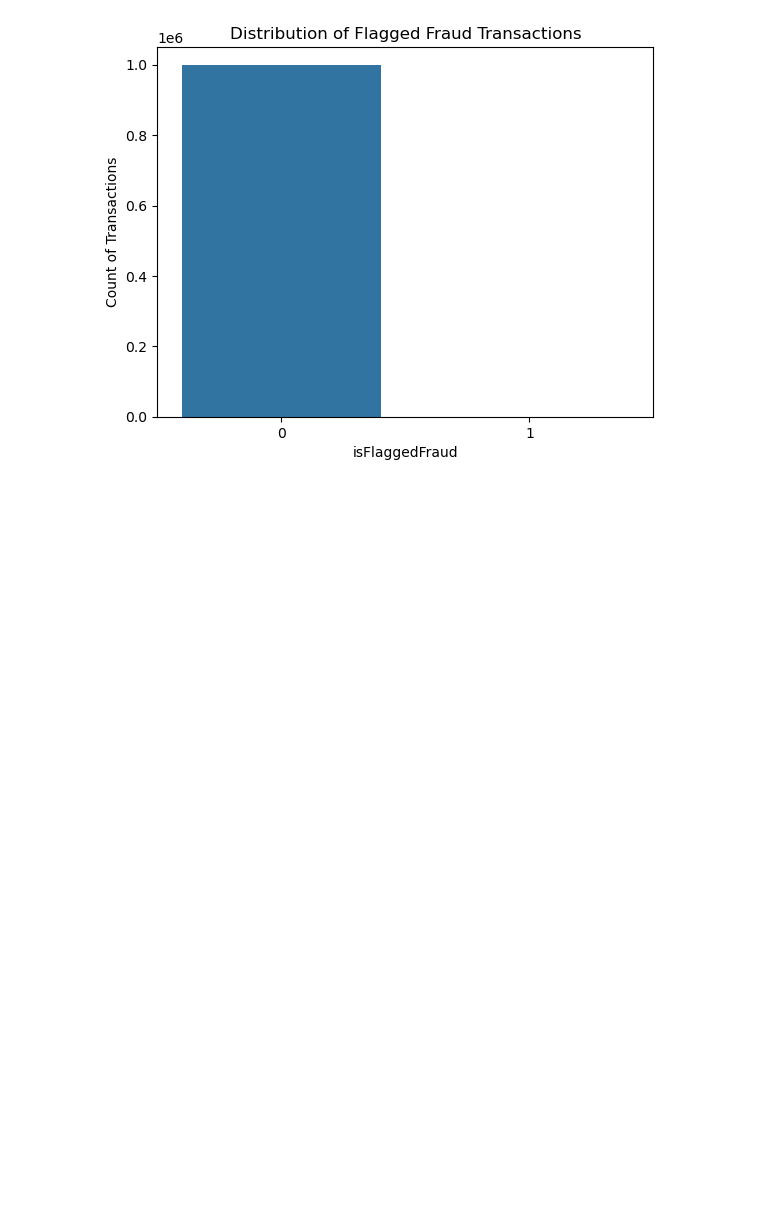
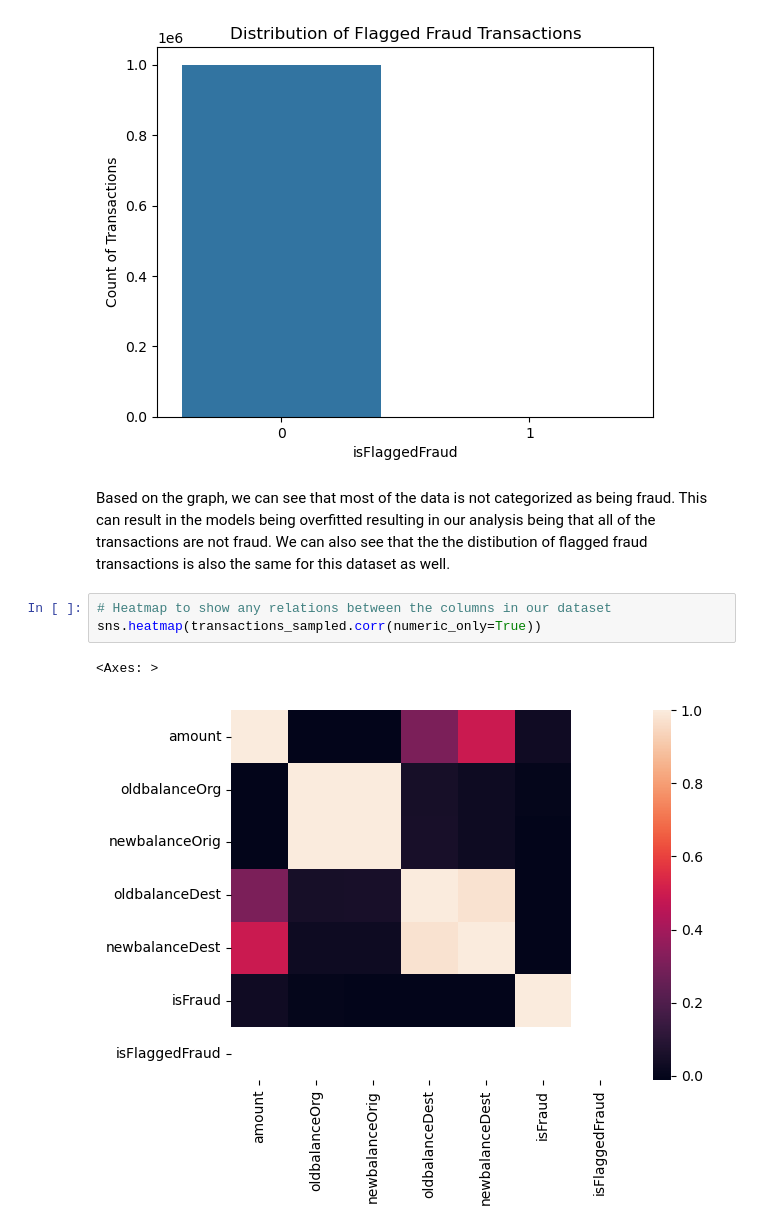
Before and after one commit to dwilliams170/Fraud_Detection_Squad, a Jupyter notebook: notebooks/eda.ipynb, the cells around one changed output. Saved outputs shown, nothing was run; the diff lists cells and outputs as text; blank space fills up the shorter version.

Commit message:
Updated EDA, Model Train and Transorm notebooks

```diff
--- a/notebooks/eda.ipynb
+++ b/notebooks/eda.ipynb
@@ -352,3 +360,11 @@ plt.ylabel('Count of Transactions')
 plt.show()
 # %% [output]
 [figure]
+# %% [markdown]
+Based on the graph, we can see that most of the data is not categorized as being fraud. This can result in the models being overfitted resulting in our analysis being that all of the transactions are not fraud. We can also see that the the distibution of flagged fraud transactions is also the same for this dataset as well.
+# %%
+# Heatmap to show any relations between the columns in our dataset
+sns.heatmap(transactions_sampled.corr(numeric_only=True))
+# %% [output]
+<Axes: >
+[figure, added]
```
Also changed, not shown: parts of 26 cells of this notebook, 3 other files.
